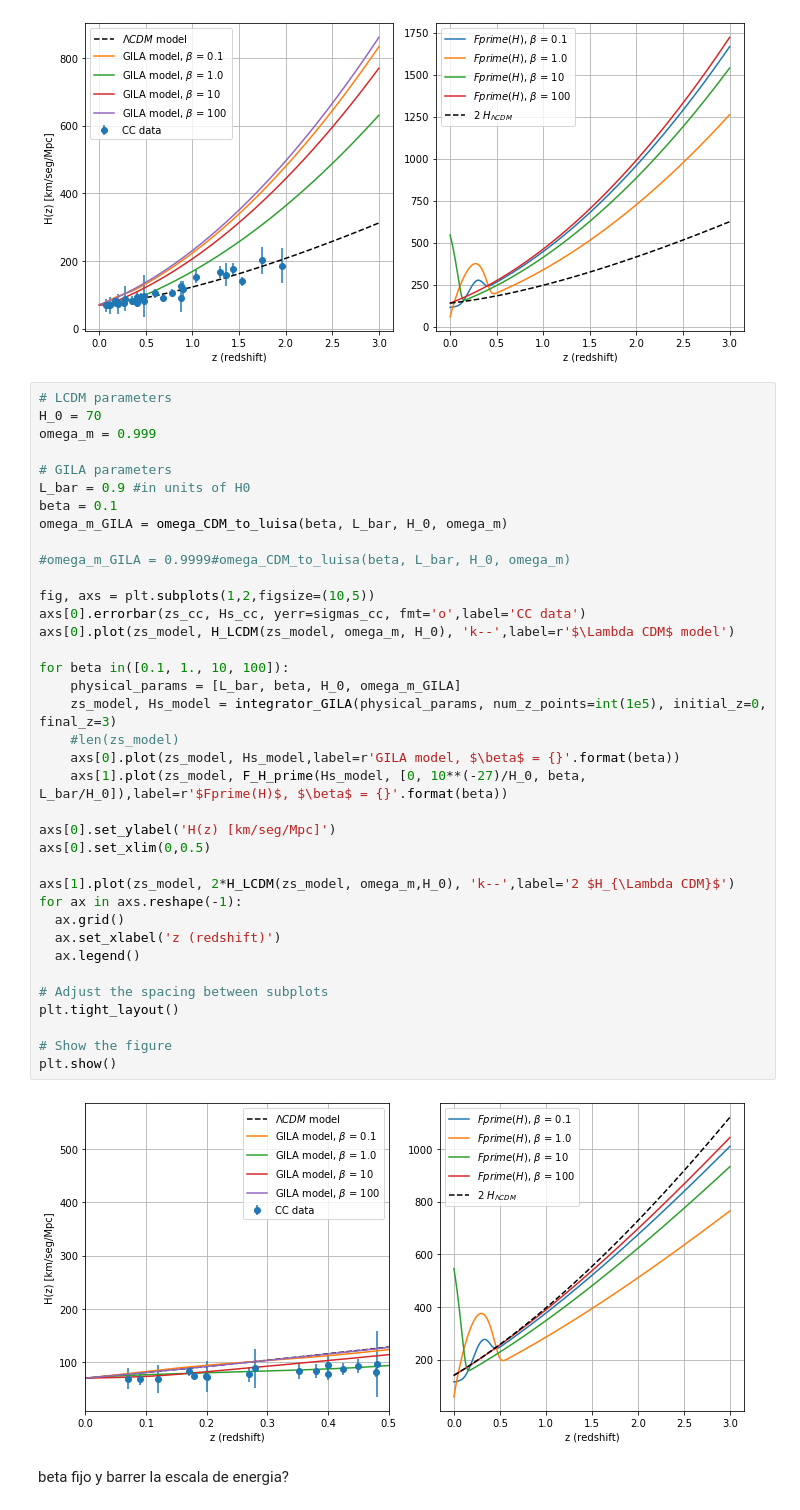
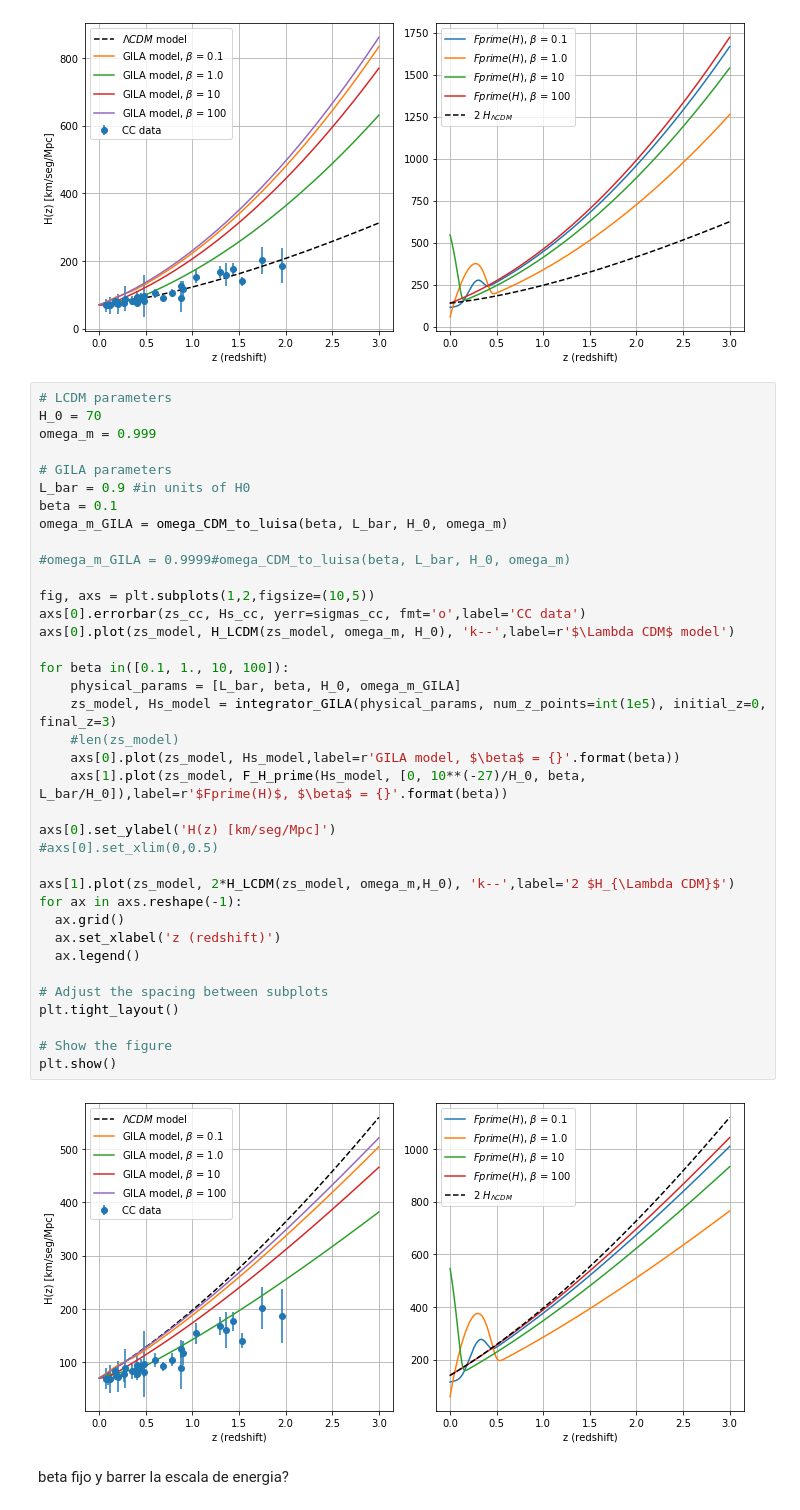
Before and after one commit to matiasleize/GC_MCMC, a Jupyter notebook: fr_mcmc/utils/test_integration.ipynb, the cells around one changed output. Saved outputs shown, nothing was run; the diff lists cells and outputs as text.

```diff
--- a/fr_mcmc/utils/test_integration.ipynb
+++ b/fr_mcmc/utils/test_integration.ipynb
@@ -196,34 +196,34 @@ L_bar = 0.9 #in units of H0
 beta = 0.1
 omega_m_GILA = omega_CDM_to_luisa(beta, L_bar, H_0, omega_m)
 
 #omega_m_GILA = 0.9999#omega_CDM_to_luisa(beta, L_bar, H_0, omega_m)
 
 fig, axs = plt.subplots(1,2,figsize=(10,5))
 axs[0].errorbar(zs_cc, Hs_cc, yerr=sigmas_cc, fmt='o',label='CC data')
 axs[0].plot(zs_model, H_LCDM(zs_model, omega_m, H_0), 'k--',label=r'$\Lambda CDM$ model')
 
 for beta in([0.1, 1., 10, 100]):
     physical_params = [L_bar, beta, H_0, omega_m_GILA]
     zs_model, Hs_model = integrator_GILA(physical_params, num_z_points=int(1e5), initial_z=0, final_z=3)
     #len(zs_model)
     axs[0].plot(zs_model, Hs_model,label=r'GILA model, $\beta$ = {}'.format(beta))
     axs[1].plot(zs_model, F_H_prime(Hs_model, [0, 10**(-27)/H_0, beta, L_bar/H_0]),label=r'$Fprime(H)$, $\beta$ = {}'.format(beta))
 
 axs[0].set_ylabel('H(z) [km/seg/Mpc]')
-axs[0].set_xlim(0,0.5)
+#axs[0].set_xlim(0,0.5)
 
 axs[1].plot(zs_model, 2*H_LCDM(zs_model, omega_m,H_0), 'k--',label='2 $H_{\Lambda CDM}$')
 for ax in axs.reshape(-1):
   ax.grid()
   ax.set_xlabel('z (redshift)')
   ax.legend()
 
 # Adjust the spacing between subplots
 plt.tight_layout()
 
 # Show the figure
 plt.show()
 # %% [output]
-[figure, old version]
+[figure, new version]
 # %% [markdown]
 beta fijo y barrer la escala de energia?
```
